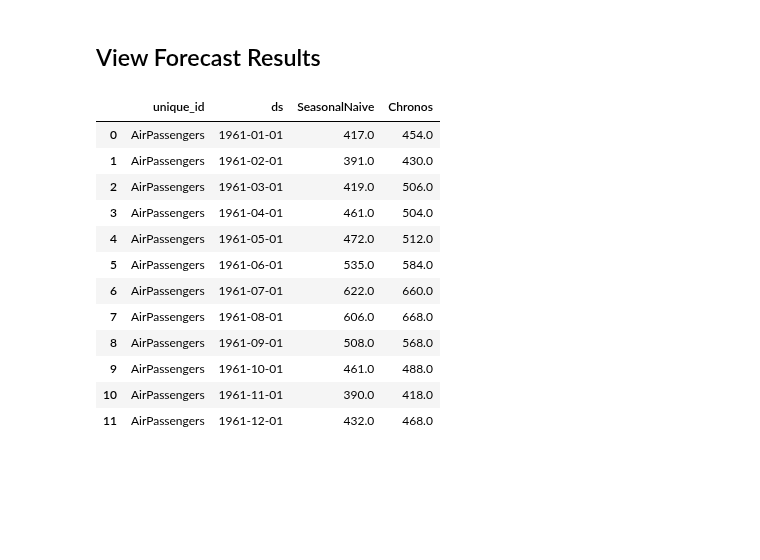
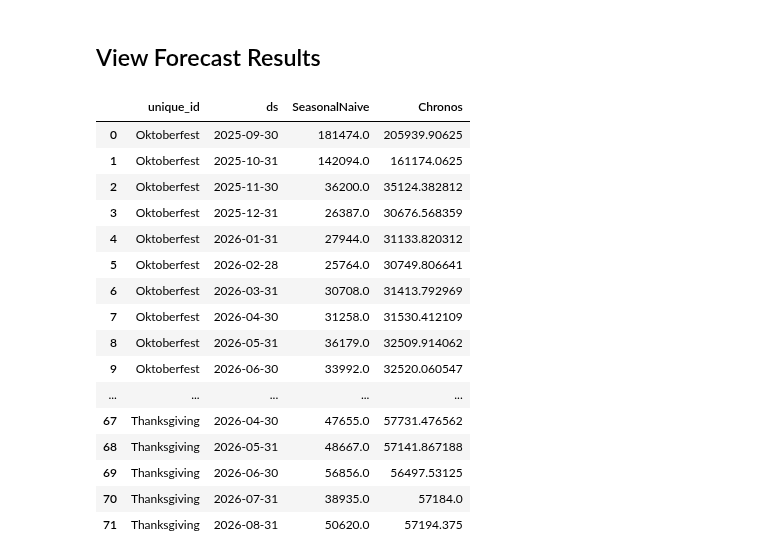
Before and after one commit to TimeCopilot/timecopilot, a Jupyter notebook: docs/examples/ray.ipynb, the cells around one changed output. Cells and saved outputs as stored; diff of their text form; code cells hidden in the pictures; blank space fills up the shorter version.

```diff
--- a/docs/examples/ray.ipynb
+++ b/docs/examples/ray.ipynb
@@ -18,5 +18,5 @@ from timecopilot.models.foundation.chronos import Chronos
 # %% [markdown]
 ## Create the dataframe
 # %%
-df = ray.data.read_csv("https://timecopilot.s3.amazonaws.com/public/data/air_passengers.csv")
+df = ray.data.read_csv("https://timecopilot.s3.amazonaws.com/public/data/events_pageviews.csv")
 # %% [output]
@@ -120,18 +135,23 @@ Running Dataset. Active & requested resources: 11/14 CPU, 731.3B/1.0GB object st
 # %% [markdown]
 ## View Forecast Results
 # %%
-result.to_pandas()
+from IPython.display import HTML
+display(HTML(result.to_pandas().to_html()))
 # %% [output]
 |  | unique_id | ds | SeasonalNaive | Chronos |
-| 0 | AirPassengers | 1961-01-01 | 417.0 | 454.0 |
-| 1 | AirPassengers | 1961-02-01 | 391.0 | 430.0 |
-| 2 | AirPassengers | 1961-03-01 | 419.0 | 506.0 |
-| 3 | AirPassengers | 1961-04-01 | 461.0 | 504.0 |
-| 4 | AirPassengers | 1961-05-01 | 472.0 | 512.0 |
-| 5 | AirPassengers | 1961-06-01 | 535.0 | 584.0 |
-| 6 | AirPassengers | 1961-07-01 | 622.0 | 660.0 |
-| 7 | AirPassengers | 1961-08-01 | 606.0 | 668.0 |
-| 8 | AirPassengers | 1961-09-01 | 508.0 | 568.0 |
-| 9 | AirPassengers | 1961-10-01 | 461.0 | 488.0 |
-| 10 | AirPassengers | 1961-11-01 | 390.0 | 418.0 |
-| 11 | AirPassengers | 1961-12-01 | 432.0 | 468.0 |
+| 0 | Oktoberfest | 2025-09-30 | 181474.0 | 205939.90625 |
+| 1 | Oktoberfest | 2025-10-31 | 142094.0 | 161174.0625 |
+| 2 | Oktoberfest | 2025-11-30 | 36200.0 | 35124.382812 |
+| 3 | Oktoberfest | 2025-12-31 | 26387.0 | 30676.568359 |
+| 4 | Oktoberfest | 2026-01-31 | 27944.0 | 31133.820312 |
+| 5 | Oktoberfest | 2026-02-28 | 25764.0 | 30749.806641 |
+| 6 | Oktoberfest | 2026-03-31 | 30708.0 | 31413.792969 |
+| 7 | Oktoberfest | 2026-04-30 | 31258.0 | 31530.412109 |
+| 8 | Oktoberfest | 2026-05-31 | 36179.0 | 32509.914062 |
+| 9 | Oktoberfest | 2026-06-30 | 33992.0 | 32520.060547 |
+| ... | ... | ... | ... | ... |
+| 67 | Thanksgiving | 2026-04-30 | 47655.0 | 57731.476562 |
+| 68 | Thanksgiving | 2026-05-31 | 48667.0 | 57141.867188 |
+| 69 | Thanksgiving | 2026-06-30 | 56856.0 | 56497.53125 |
+| 70 | Thanksgiving | 2026-07-31 | 38935.0 | 57184.0 |
+| 71 | Thanksgiving | 2026-08-31 | 50620.0 | 57194.375 |
```
Also changed, not shown: parts of 4 cells of this notebook, 3 other files.
